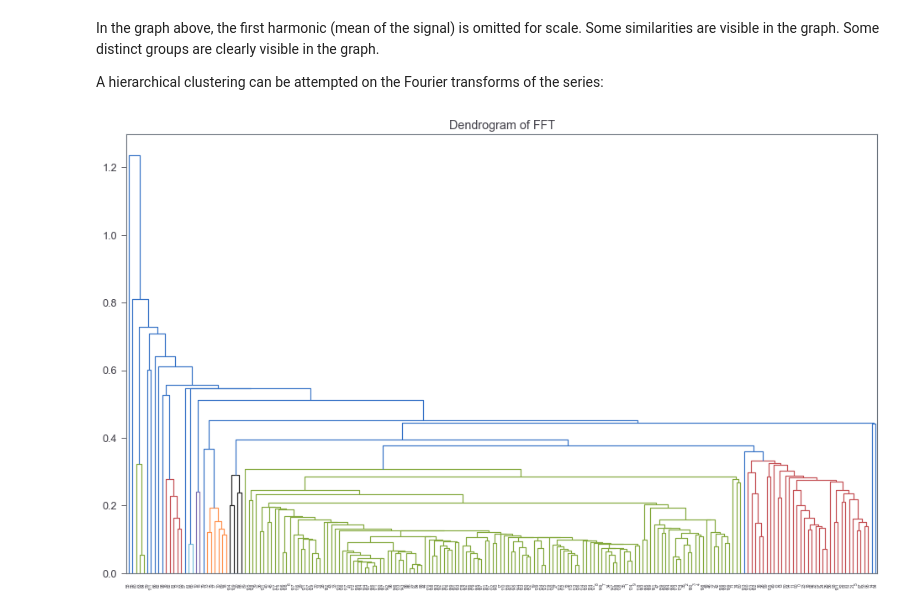
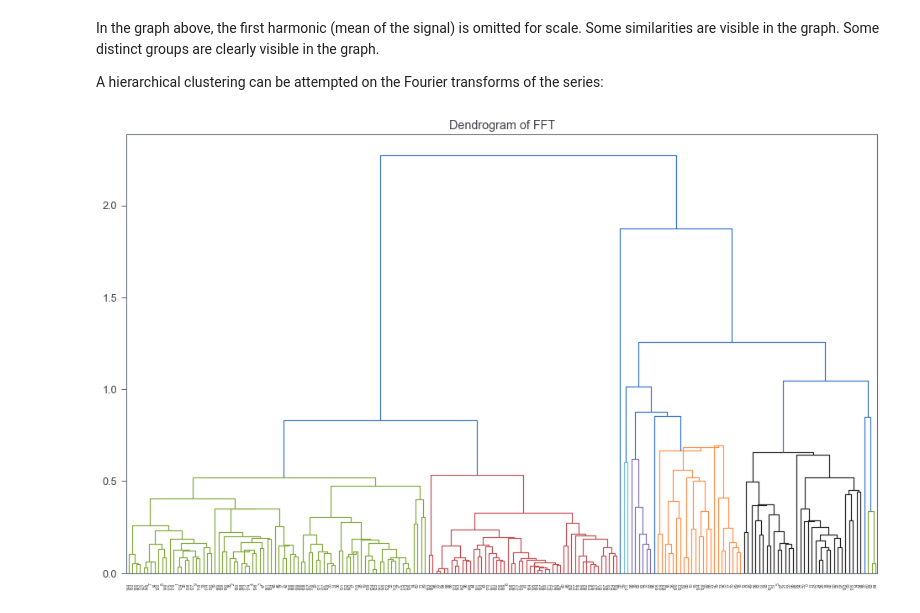
Before and after one commit to iz4vve/dseclub-clustering, a Jupyter notebook: notebooks/5. Frequency domain.ipynb, the cells around one changed output. Drawn from its saved outputs; the diff is of its cells as text; code cells hidden in the pictures.

```diff
--- a/notebooks/5. Frequency domain.ipynb
+++ b/notebooks/5. Frequency domain.ipynb
@@ -88,10 +88,10 @@ A hierarchical clustering can be attempted on the Fourier transforms of the seri
 # %%
 from scipy.cluster import hierarchy
 
-Z = hierarchy.linkage(df.iloc[1: 51].T, 'single')
-hierarchy.dendrogram(Z, color_threshold=0.35)
+Z = hierarchy.linkage(df.iloc[1: 51].T, 'centroid')
+hierarchy.dendrogram(Z, color_threshold=0.75)
 plt.title("Dendrogram of FFT")
 
 plt.show()
 # %% [output]
-[figure, old version]
+[figure, new version]
```
Also changed, not shown: parts of 4 cells of this notebook.
